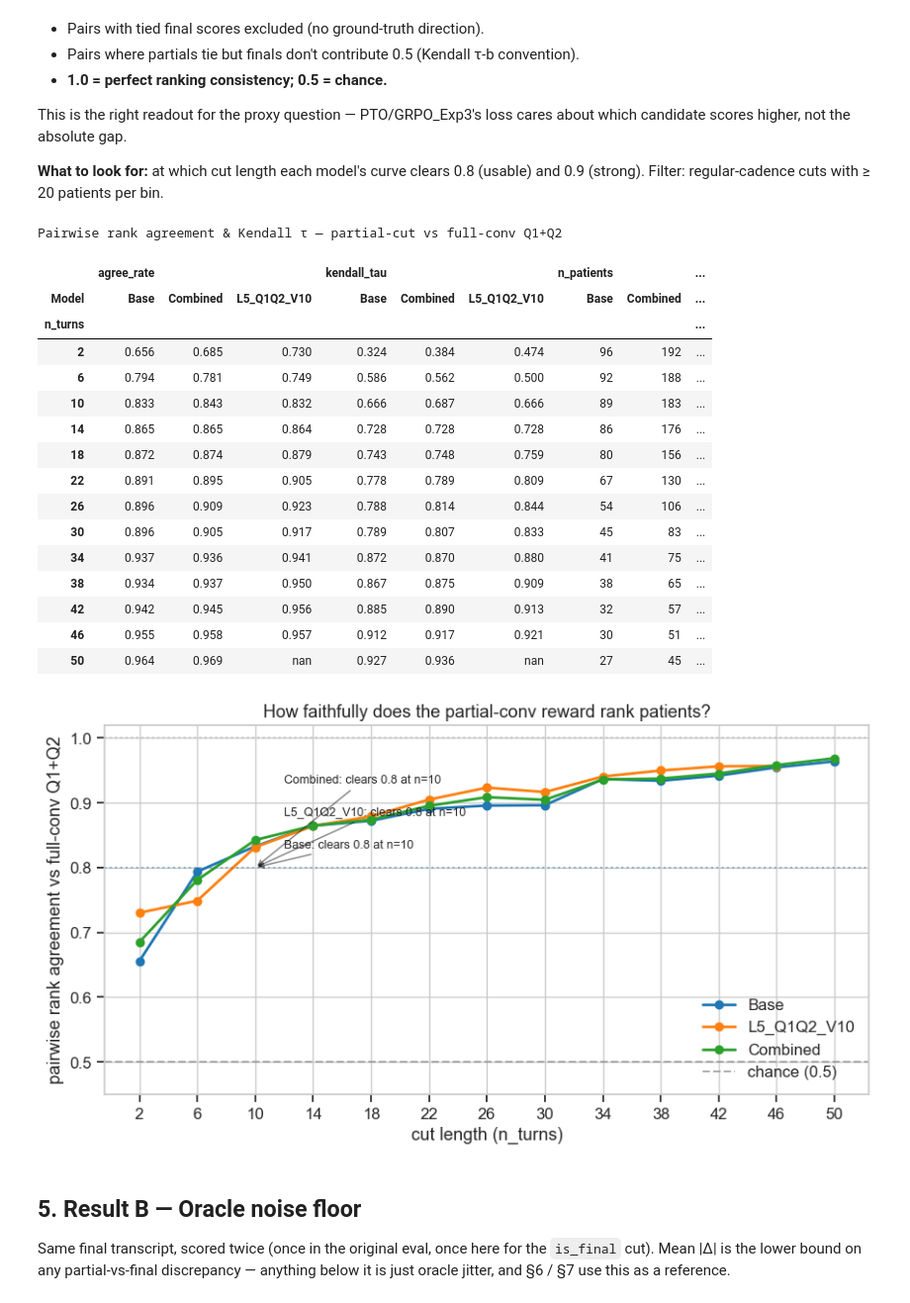
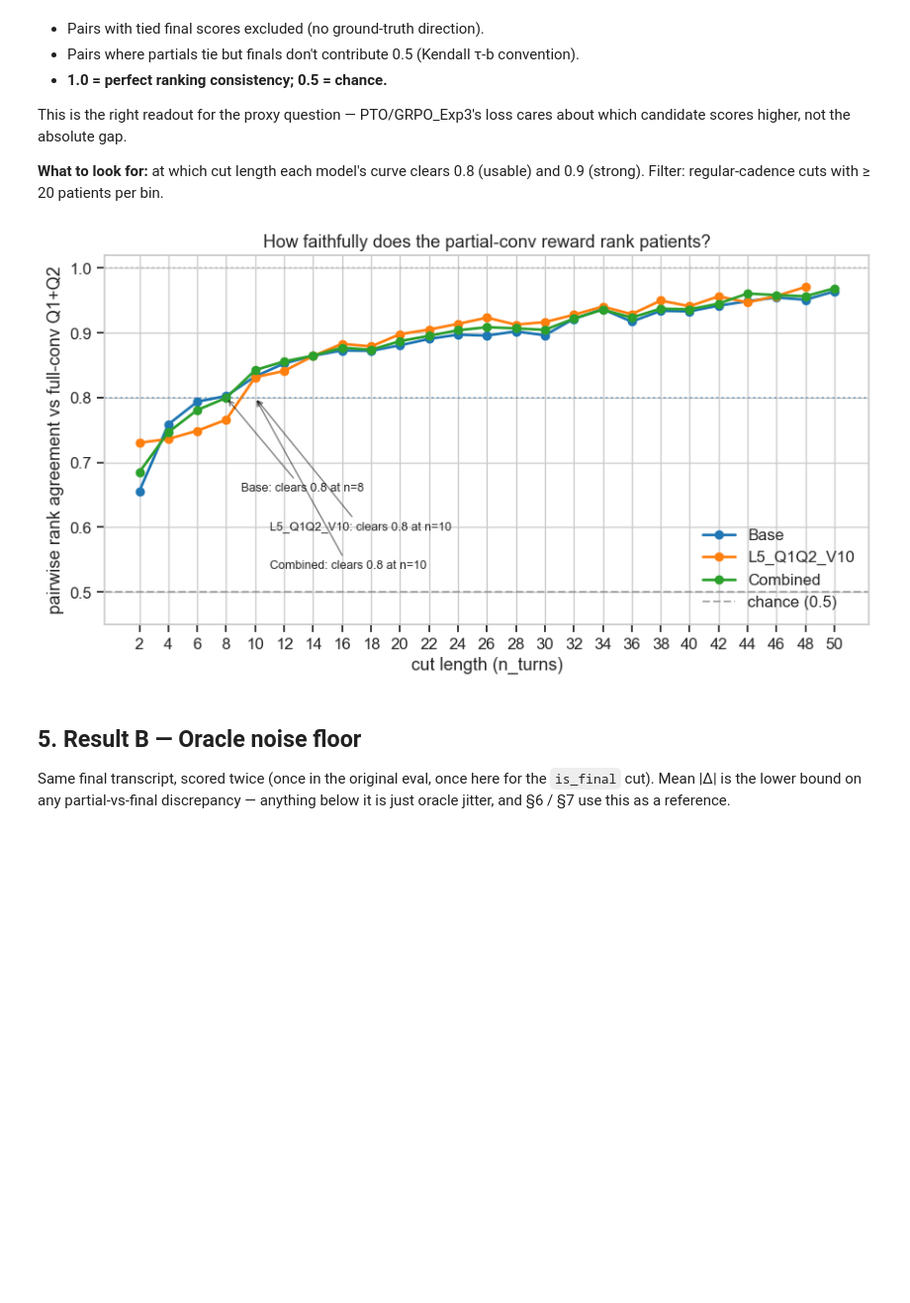
Before and after one commit to Lior-Baruch/Thesis_PTO_GRPO, a Jupyter notebook: Exp3_PTO_GRPO/eda/Partial_Conv_Oracle_EDA.ipynb, the cells around one changed output. Shown at 99% size. Saved outputs shown, nothing was run; the diff lists cells and outputs as text; code cells hidden in the pictures; blank space fills up the shorter version.

```diff
--- a/Exp3_PTO_GRPO/eda/Partial_Conv_Oracle_EDA.ipynb
+++ b/Exp3_PTO_GRPO/eda/Partial_Conv_Oracle_EDA.ipynb
@@ -44,7 +44,7 @@ assert oracle_eval.EVAL_CODE_AVAILABLE, \
 set_plot_style()
 
 MIN_TURNS = 2
-SAMPLE_EVERY_N_PATIENT_TURNS = 2
+SAMPLE_EVERY_N_PATIENT_TURNS = 1
 CONCURRENCY = 32
 # Base + L5_Q1Q2_V* are Exp2-provenance models, so their partial-cut cache lives
 # under the Exp2 eval_scores root, beside their full-conv scores. (The partial
@@ -252,6 +269,9 @@ This is the right readout for the proxy question — PTO/GRPO_Exp3's loss cares
 
 **What to look for:** at which cut length each model's curve clears 0.8 (usable) and 0.9 (strong). Filter: regular-cadence cuts with ≥ 20 patients per bin.
 # %%
+AGREEMENT_THRESHOLD = 0.8   # rank-agreement bar to flag ("faithful enough"); change to taste
+
+
 def pairwise_agreement(partial: np.ndarray, final: np.ndarray) -> dict:
     n = len(partial)
     if n < 2:
@@ -277,66 +297,51 @@ _rows = []
 for model in MODELS:
     for n_turns, grp in partial_df[partial_df["Model"] == model].groupby("n_turns"):
         g = grp.dropna(subset=["Q1Q2_Mean", "final_Q1Q2_Mean"])
         if len(g) < 2:
             continue
         _rows.append({"Model": model, "n_turns": int(n_turns), "n_patients": len(g),
                       **pairwise_agreement(g["Q1Q2_Mean"].to_numpy(),
                                            g["final_Q1Q2_Mean"].to_numpy())})
 agree_df = pd.DataFrame(_rows)
 _keep = agree_df[agree_df["n_turns"].isin(REGULAR_N_TURNS) & (agree_df["n_patients"] >= 20)]
 
-display(
-    _keep.pivot(index="n_turns", columns="Model",
-                values=["agree_rate", "kendall_tau", "n_patients"])
-    .style
-    .format("{:.3f}", subset=pd.IndexSlice[:, "agree_rate"])
-    .format("{:.3f}", subset=pd.IndexSlice[:, "kendall_tau"])
-    .format("{:.0f}", subset=pd.IndexSlice[:, "n_patients"])
-    .set_caption("Pairwise rank agreement & Kendall τ — partial-cut vs full-conv Q1+Q2")
-)
+# display(
+#     _keep.pivot(index="n_turns", columns="Model",
+#                 values=["agree_rate", "kendall_tau", "n_patients"])
+#     .style
+#     .format("{:.3f}", subset=pd.IndexSlice[:, "agree_rate"])
+#     .format("{:.3f}", subset=pd.IndexSlice[:, "kendall_tau"])
+#     .format("{:.0f}", subset=pd.IndexSlice[:, "n_patients"])
+#     .set_caption("Pairwise rank agreement & Kendall τ — partial-cut vs full-conv Q1+Q2")
+# )
 
 fig, ax = plt.subplots(figsize=(9, 5))
 for model in MODELS:
     sub = _keep[_keep["Model"] == model].sort_values("n_turns")
     ax.plot(sub["n_turns"], sub["agree_rate"], marker="o", linewidth=2, label=model)
-    _cross = sub[sub["agree_rate"] >= 0.8]
+    _cross = sub[sub["agree_rate"] >= AGREEMENT_THRESHOLD]
     if len(_cross):
         _k = int(_cross["n_turns"].iloc[0])
-        _y_off = 0.83 + 0.05 * MODELS.index(model)  # cascade per model
-        ax.annotate(f"{model}: clears 0.8 at n={_k}",
-                    xy=(_k, 0.8), xytext=(_k + 2, _y_off),
-                    fontsize=9, ha="left",
+        # park the label below the threshold line and cascade per model, so the
+        # arrow rises from below into the crossing point and never crosses the curves
+        _y_off = AGREEMENT_THRESHOLD - 0.14 - 0.06 * MODELS.index(model)
+        ax.annotate(f"{model}: clears {AGREEMENT_THRESHOLD:g} at n={_k}",
+                    xy=(_k, AGREEMENT_THRESHOLD), xytext=(_k + 1, _y_off),
+                    fontsize=9, ha="left", va="center",
                     arrowprops=dict(arrowstyle="->", alpha=0.5))
 ax.axhline(0.5, ls="--", color="gray", alpha=0.6, label="chance (0.5)")
-ax.axhline(0.8, ls=":", color="steelblue", alpha=0.5)
+ax.axhline(AGREEMENT_THRESHOLD, ls=":", color="steelblue", alpha=0.5)
 ax.axhline(1.0, ls=":", color="gray", alpha=0.3)
 ax.set_xlabel("cut length (n_turns)")
 ax.set_ylabel("pairwise rank agreement vs full-conv Q1+Q2")
 ax.set_ylim(0.45, 1.02)
 ax.set_xticks(sorted(REGULAR_N_TURNS))
 ax.set_title("How faithfully does the partial-conv reward rank patients?")
 ax.legend(loc="lower right")
 plt.tight_layout()
 plt.show()
 # %% [output]
-Pairwise rank agreement & Kendall τ — partial-cut vs full-conv Q1+Q2
-|  | agree_rate |  |  | kendall_tau |  |  | n_patients |  | ... |
-| Model | Base | Combined | L5_Q1Q2_V10 | Base | Combined | L5_Q1Q2_V10 | Base | Combined | ... |
-| n_turns |  |  |  |  |  |  |  |  | ... |
-| 2 | 0.656 | 0.685 | 0.730 | 0.324 | 0.384 | 0.474 | 96 | 192 | ... |
-| 6 | 0.794 | 0.781 | 0.749 | 0.586 | 0.562 | 0.500 | 92 | 188 | ... |
-| 10 | 0.833 | 0.843 | 0.832 | 0.666 | 0.687 | 0.666 | 89 | 183 | ... |
-| 14 | 0.865 | 0.865 | 0.864 | 0.728 | 0.728 | 0.728 | 86 | 176 | ... |
-| 18 | 0.872 | 0.874 | 0.879 | 0.743 | 0.748 | 0.759 | 80 | 156 | ... |
-| 22 | 0.891 | 0.895 | 0.905 | 0.778 | 0.789 | 0.809 | 67 | 130 | ... |
-| 26 | 0.896 | 0.909 | 0.923 | 0.788 | 0.814 | 0.844 | 54 | 106 | ... |
-| 30 | 0.896 | 0.905 | 0.917 | 0.789 | 0.807 | 0.833 | 45 | 83 | ... |
-| 34 | 0.937 | 0.936 | 0.941 | 0.872 | 0.870 | 0.880 | 41 | 75 | ... |
-| 38 | 0.934 | 0.937 | 0.950 | 0.867 | 0.875 | 0.909 | 38 | 65 | ... |
-| 42 | 0.942 | 0.945 | 0.956 | 0.885 | 0.890 | 0.913 | 32 | 57 | ... |
-| 46 | 0.955 | 0.958 | 0.957 | 0.912 | 0.917 | 0.921 | 30 | 51 | ... |
-| 50 | 0.964 | 0.969 | nan | 0.927 | 0.936 | nan | 27 | 45 | ... |
-[figure, old version]
+[figure, new version]
 # %% [markdown]
 ## 5. Result B — Oracle noise floor
 
```
Also changed, not shown: parts of 9 cells of this notebook, 2 other files.
